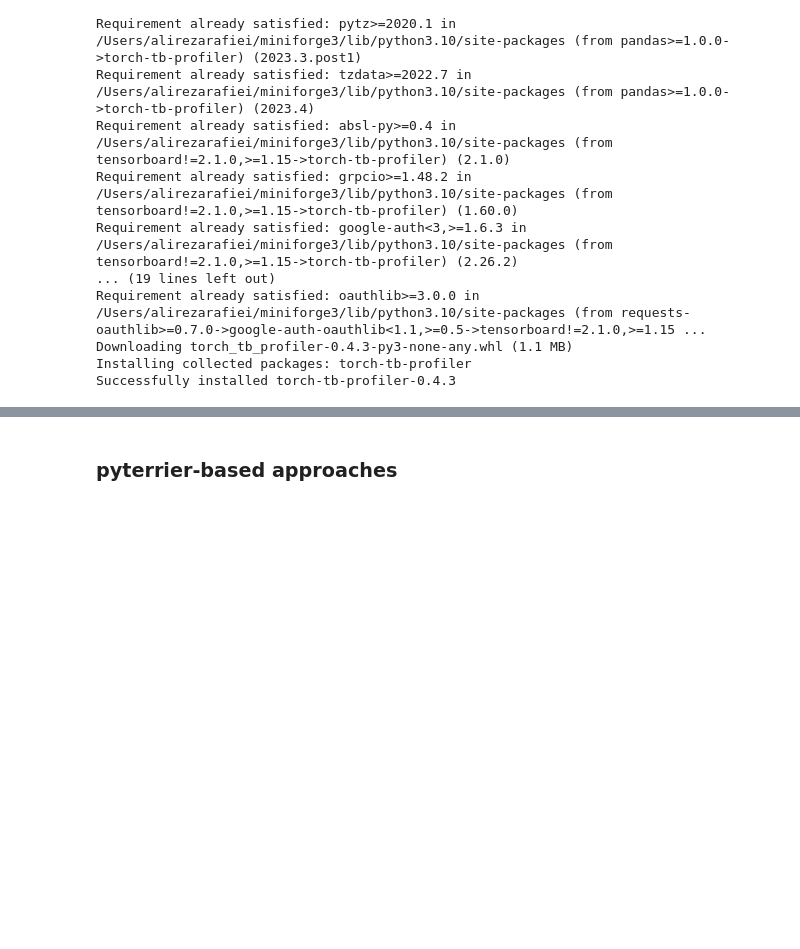
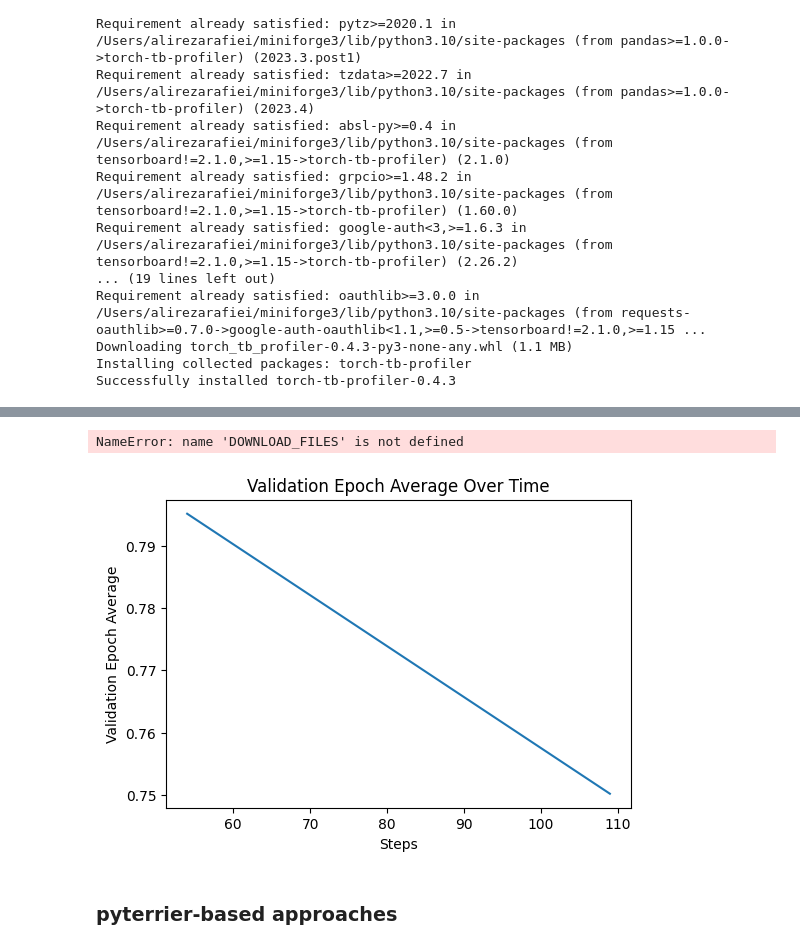
Before and after one commit to AlirezaAccelerates/IR_DSI_project, a Jupyter notebook: main.ipynb, the cells around one changed output, grey strips where cells are left out. Drawn from its saved outputs; the diff is of its cells as text; code cells hidden in the pictures; blank space fills up the shorter version.

```diff
--- a/main.ipynb
+++ b/main.ipynb
@@ -69,7 +70,9 @@ True
 # %%
 EMBEDDING_SIZE = 120
 MAX_TOKENS = 7
-K = 10      # K param metrics
+K1 = 10
+K2 = 100
+DOWNLOAD_FILES = False
 
 QUERIES_PATH = './materials/queries.json'
 DOCS_PATH = './materials/documents.json'
@@ -185,8 +188,8 @@ siamese_net = siamese.SiameseNetwork(
     conv_channels=[8,16,32])
 
 # Train the model
-train_set_sn, valid_set_sn, metrics = utils.train_model(
-    pairs_dataset, siamese_net, max_epochs=3,
+train_set_sn, valid_set_sn = utils.train_model(
+    pairs_dataset, siamese_net, max_epochs=2,
     batch_size=1024, split_ratio=0.8, num_workers=2)
 
 %tensorboard --logdir lightning_logs/
@@ -299,7 +294,7 @@ siamese_transformer = attention_siamese.SiameseTransformer(
 # Train the model
 train_set_st, valid_set_st = utils.train_model(
     pairs_dataset, siamese_transformer,
-    max_epochs=10, batch_size=1024, split_ratio=0.8)
+    max_epochs=2, batch_size=1024, split_ratio=0.8)
 # %% [output]
 GPU available: True (mps), used: True
 TPU available: False, using: 0 TPU cores
@@ -411,7 +407,7 @@ siamese_lightning_module = siamese_triplet.SiameseNetworkPL(
 # Train the model
 train_set_sc, valid_set_sc = utils.train_model(
     triplets_dataset, siamese_lightning_module,
-    max_epochs=10, batch_size=1024, split_ratio=0.8)
+    max_epochs=2, batch_size=1024, split_ratio=0.8)
 
 # Start TensorBoard within the notebook
 %tensorboard --logdir lightning_logs/
@@ -417,0 +438,13 @@ train_set_sc, valid_set_sc = utils.train_model(
+# %%
+# Create plots
+utils.plot_pl_logs(
+    './lightning_logs/version_3',
+    'validation_epoch_average',
+    './plots/contrastive')
+
+# Download plots
+if DOWNLOAD_FILES:
+    files.download('./plots/contrastive/validation_epoch_average.pdf')
+# %% [output]
+NameError: name 'DOWNLOAD_FILES' is not defined
+[figure, added]
```
Also changed, not shown: parts of 25 cells of this notebook, 15 other files.
